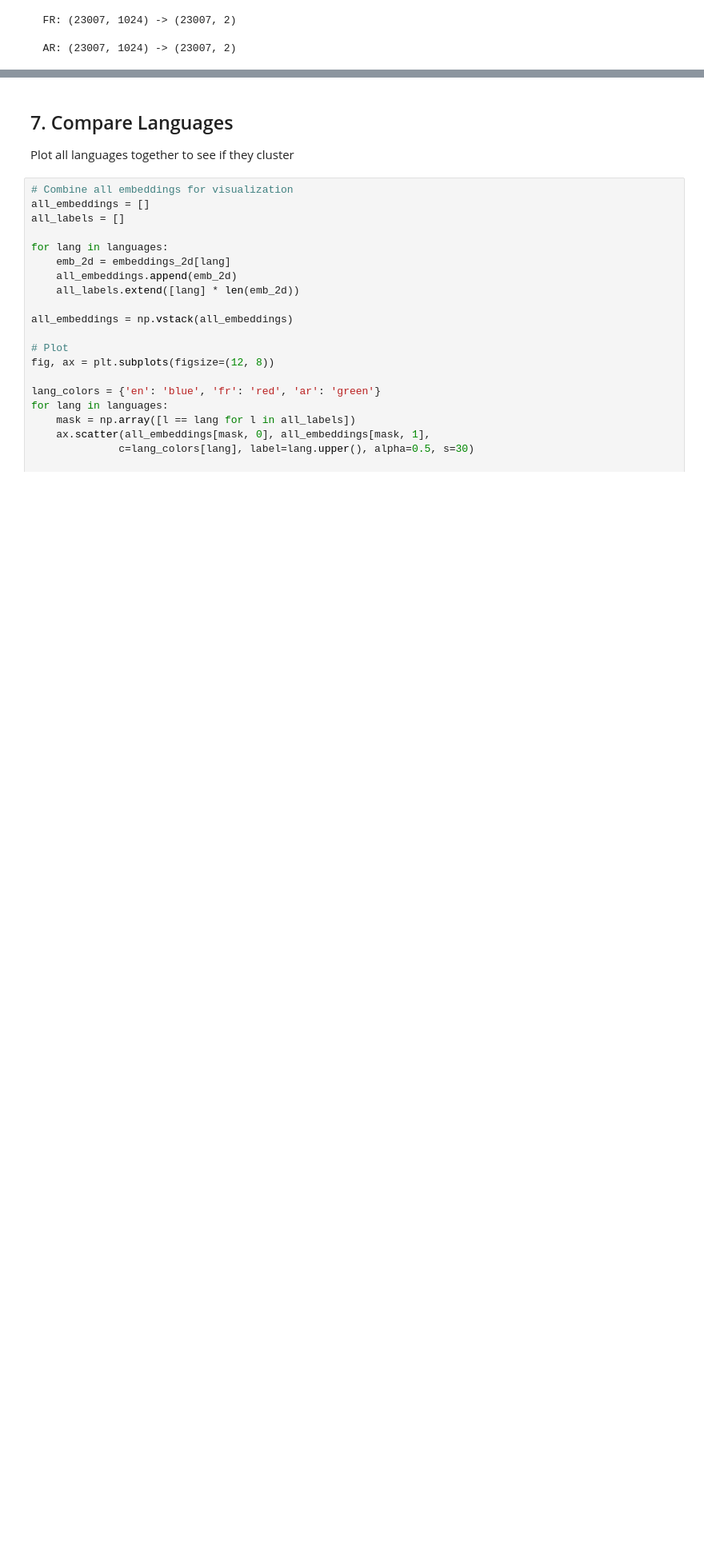
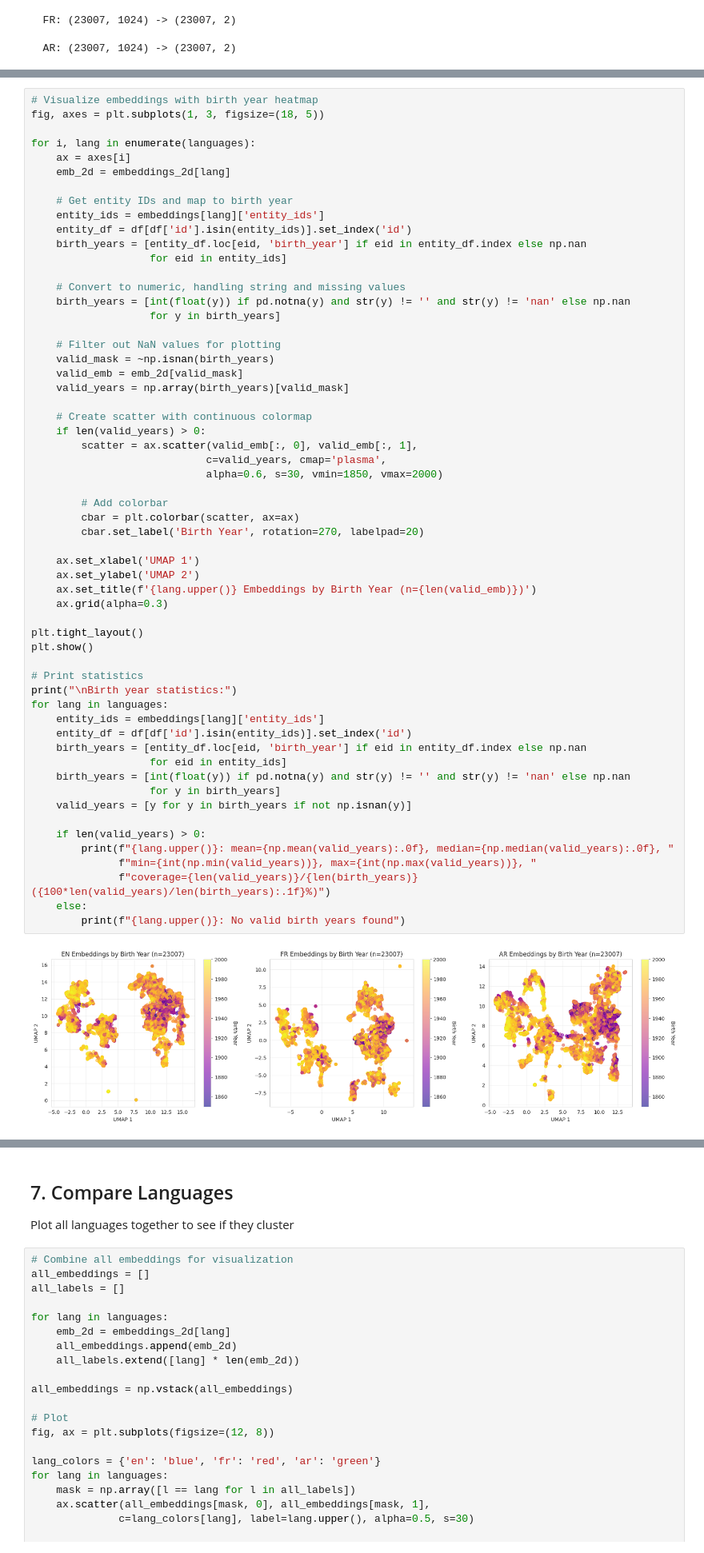
Before and after one commit to khaledbouabdallah/llm_grouping_loss_INRIA, a Jupyter notebook: notebooks/02_generate_embeddings.ipynb, the cells around one changed output, grey strips where cells are left out. Shown at 80% size. Saved outputs shown, nothing was run; the diff lists cells and outputs as text; blank space fills up the shorter version.

```diff
--- a/notebooks/02_generate_embeddings.ipynb
+++ b/notebooks/02_generate_embeddings.ipynb
@@ -763,0 +956,60 @@ plt.show()
+# %%
+# Visualize embeddings with birth year heatmap
+fig, axes = plt.subplots(1, 3, figsize=(18, 5))
+
+for i, lang in enumerate(languages):
+    ax = axes[i]
+    emb_2d = embeddings_2d[lang]
+
+    # Get entity IDs and map to birth year
+    entity_ids = embeddings[lang]['entity_ids']
+    entity_df = df[df['id'].isin(entity_ids)].set_index('id')
+    birth_years = [entity_df.loc[eid, 'birth_year'] if eid in entity_df.index else np.nan
+                   for eid in entity_ids]
+
+    # Convert to numeric, handling string and missing values
+    birth_years = [int(float(y)) if pd.notna(y) and str(y) != '' and str(y) != 'nan' else np.nan
+                   for y in birth_years]
+
+    # Filter out NaN values for plotting
+    valid_mask = ~np.isnan(birth_years)
+    valid_emb = emb_2d[valid_mask]
+    valid_years = np.array(birth_years)[valid_mask]
+
+    # Create scatter with continuous colormap
+    if len(valid_years) > 0:
+        scatter = ax.scatter(valid_emb[:, 0], valid_emb[:, 1],
+                            c=valid_years, cmap='plasma',
+                            alpha=0.6, s=30, vmin=1850, vmax=2000)
+
+        # Add colorbar
+        cbar = plt.colorbar(scatter, ax=ax)
+        cbar.set_label('Birth Year', rotation=270, labelpad=20)
+
+    ax.set_xlabel('UMAP 1')
+    ax.set_ylabel('UMAP 2')
+    ax.set_title(f'{lang.upper()} Embeddings by Birth Year (n={len(valid_emb)})')
+    ax.grid(alpha=0.3)
+
+plt.tight_layout()
+plt.show()
+
+# Print statistics
+print("\nBirth year statistics:")
+for lang in languages:
+    entity_ids = embeddings[lang]['entity_ids']
+    entity_df = df[df['id'].isin(entity_ids)].set_index('id')
+    birth_years = [entity_df.loc[eid, 'birth_year'] if eid in entity_df.index else np.nan
+                   for eid in entity_ids]
+    birth_years = [int(float(y)) if pd.notna(y) and str(y) != '' and str(y) != 'nan' else np.nan
+                   for y in birth_years]
+    valid_years = [y for y in birth_years if not np.isnan(y)]
+
+    if len(valid_years) > 0:
+        print(f"{lang.upper()}: mean={np.mean(valid_years):.0f}, median={np.median(valid_years):.0f}, "
+              f"min={int(np.min(valid_years))}, max={int(np.max(valid_years))}, "
+              f"coverage={len(valid_years)}/{len(birth_years)} ({100*len(valid_years)/len(birth_years):.1f}%)")
+    else:
+        print(f"{lang.upper()}: No valid birth years found")
+# %% [output]
+[figure, added]
```
Also changed, not shown: parts of 13 cells of this notebook, 3 other files.
